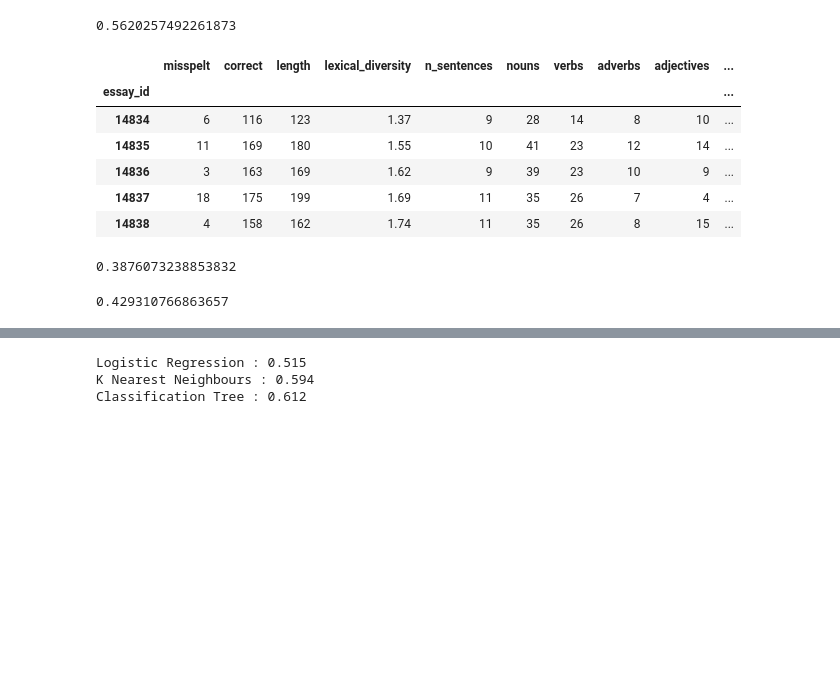
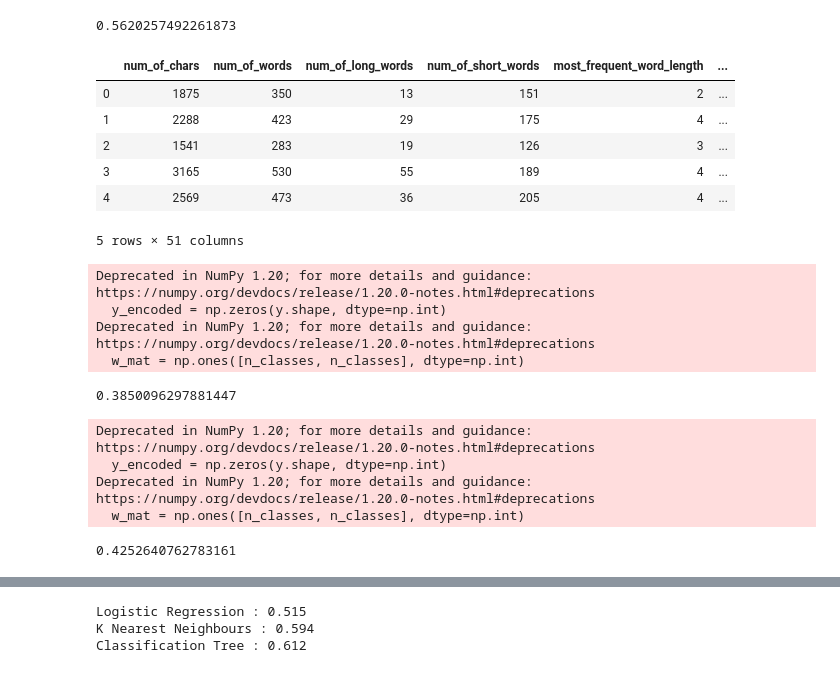
Before and after one commit to AmanBindal20/Essay-grading, a Jupyter notebook: models.ipynb, the cells around one changed output, grey strips where cells are left out. Drawn from its saved outputs; the diff is of its cells as text; code cells hidden in the pictures; blank space fills up the shorter version.

```diff
--- a/models.ipynb
+++ b/models.ipynb
@@ -242,18 +242,23 @@ essays['n_sentences'].corr(essays['domain1_score'])
 # %% [output]
 0.5620257492261873
 # %%
-essays.set_index('essay_id',inplace=True, drop=True)
-X = essays.drop(['domain1_score','essay','essay_set','normal_score','n_top500'], axis=1)
-y = essays['normal_score']
+import pandas as pd
+import numpy as np
+essays = pd.read_csv('combined.csv',encoding = 'latin-1')
+#essays=essays.astype({'avg_distance_bw_centroid_and_points':float,'max_distance_bw_centroid_and_points':float,'min_distance_bw_centroid_and_points':float})
+#essays.set_index('essay_id',inplace=True, drop=True)
+X = essays.drop(['domain1_score','essay','essay_set','avg_distance_bw_centroid_and_points','max_distance_bw_centroid_and_points','min_distance_bw_centroid_and_points'], axis=1)
+y = essays['domain1_score']
+X=X.apply(pd.to_numeric,errors='coerce')
 X.head()
 # %% [output]
-|  | misspelt | correct | length | lexical_diversity | n_sentences | nouns | verbs | adverbs | adjectives | ... |
-| essay_id |  |  |  |  |  |  |  |  |  | ... |
-| 14834 | 6 | 116 | 123 | 1.37 | 9 | 28 | 14 | 8 | 10 | ... |
-| 14835 | 11 | 169 | 180 | 1.55 | 10 | 41 | 23 | 12 | 14 | ... |
-| 14836 | 3 | 163 | 169 | 1.62 | 9 | 39 | 23 | 10 | 9 | ... |
-| 14837 | 18 | 175 | 199 | 1.69 | 11 | 35 | 26 | 7 | 4 | ... |
-| 14838 | 4 | 158 | 162 | 1.74 | 11 | 35 | 26 | 8 | 15 | ... |
+|  | num_of_chars | num_of_words | num_of_long_words | num_of_short_words | most_frequent_word_length | ... |
+| 0 | 1875 | 350 | 13 | 151 | 2 | ... |
+| 1 | 2288 | 423 | 29 | 175 | 4 | ... |
+| 2 | 1541 | 283 | 19 | 126 | 3 | ... |
+| 3 | 3165 | 530 | 55 | 189 | 4 | ... |
+| 4 | 2569 | 473 | 36 | 205 | 4 | ... |
+5 rows × 51 columns
 # %%
 import pandas as pd
 import numpy as np
@@ -275,7 +280,11 @@ y_pred= dt_entropy.predict(X_test)
 accuracy_entropy = cohen_kappa_score(y_pred, y_test)
 accuracy_entropy
 # %% [output]
-0.3876073238853832
+Deprecated in NumPy 1.20; for more details and guidance: https://numpy.org/devdocs/release/1.20.0-notes.html#deprecations
+  y_encoded = np.zeros(y.shape, dtype=np.int)
+Deprecated in NumPy 1.20; for more details and guidance: https://numpy.org/devdocs/release/1.20.0-notes.html#deprecations
+  w_mat = np.ones([n_classes, n_classes], dtype=np.int)
+0.3850096297881447
 # %%
 dt_gini = DecisionTreeClassifier(criterion='gini', max_depth=4, random_state=1)
 
@@ -289,7 +298,11 @@ y_pred= dt_gini.predict(X_test)
 accuracy_gini = cohen_kappa_score(y_pred, y_test)
 accuracy_gini
 # %% [output]
-0.429310766863657
+Deprecated in NumPy 1.20; for more details and guidance: https://numpy.org/devdocs/release/1.20.0-notes.html#deprecations
+  y_encoded = np.zeros(y.shape, dtype=np.int)
+Deprecated in NumPy 1.20; for more details and guidance: https://numpy.org/devdocs/release/1.20.0-notes.html#deprecations
+  w_mat = np.ones([n_classes, n_classes], dtype=np.int)
+0.4252640762783161
 # %%
 from sklearn.model_selection import cross_val_score
 dt_entropy = DecisionTreeClassifier(criterion='entropy', max_depth=4, random_state=2)
```
Also changed, not shown: parts of 6 cells of this notebook, 12 other files.
